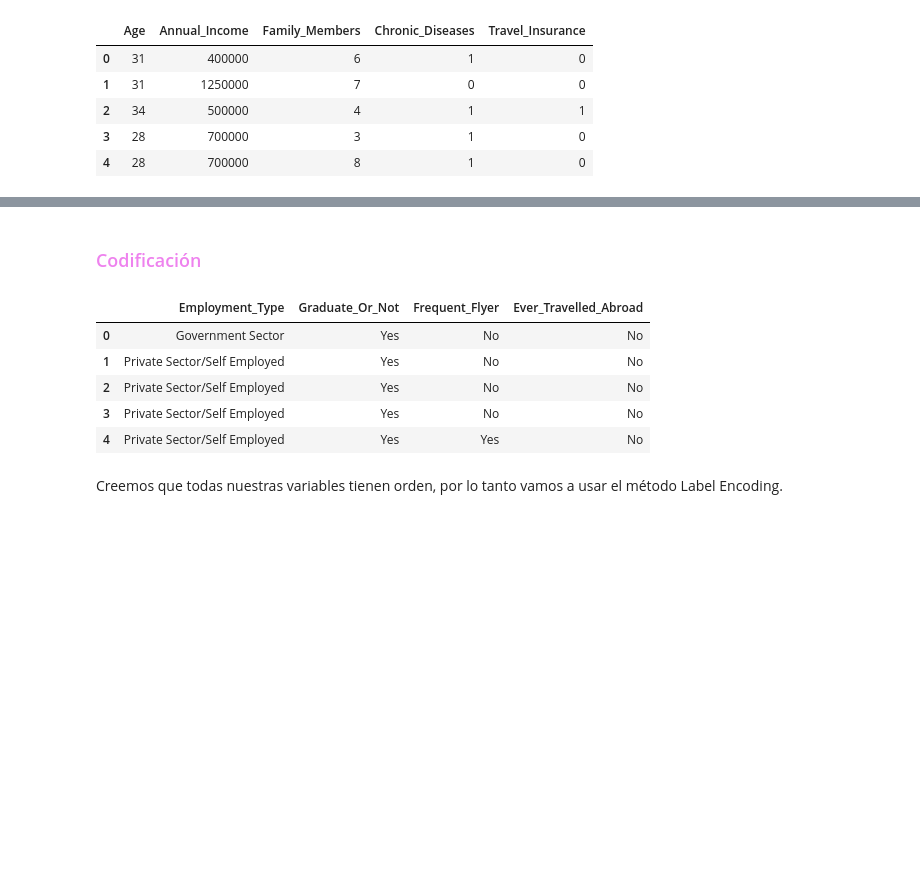
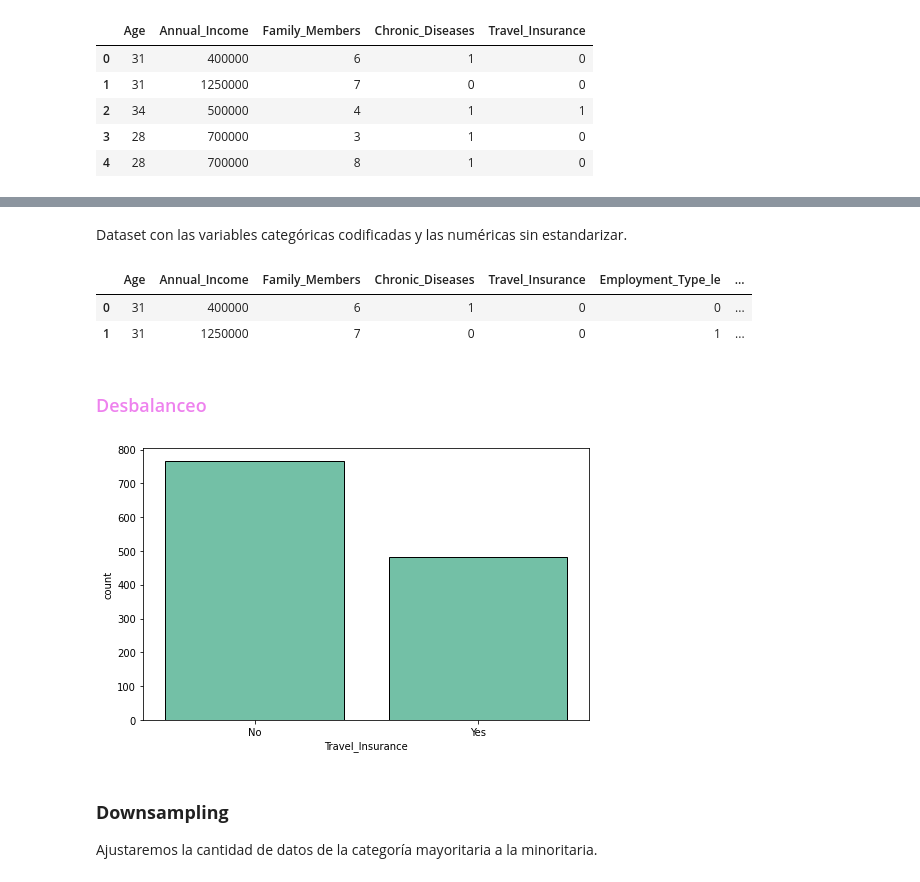
Before and after one commit to Adalab/DA-PROMO-B-MODULO-3-SPRINT-1-ANAIS-ARIANA, a Jupyter notebook: RegresiónLogística/RegresiónLogística2.ipynb, the cells around one changed output, grey strips where cells are left out. Drawn from its saved outputs; the diff is of its cells as text; code cells hidden in the pictures; blank space fills up the shorter version.

```diff
--- a/RegresiónLogística/RegresiónLogística2.ipynb
+++ b/RegresiónLogística/RegresiónLogística2.ipynb
@@ -120,14 +217,27 @@ df.head()
+# %% [markdown]
+Dataset con las variables categóricas codificadas y las numéricas sin estandarizar.
+# %%
+# por último nos queda eliminar las columnas categóricas originales porque ya no nos hacen falta.
+
+df2.drop(['Employment_Type', 'Graduate_Or_Not', 'Frequent_Flyer','Ever_Travelled_Abroad'], axis = 1, inplace=True)
+df2.head(2)
+# %% [output]
+|  | Age | Annual_Income | Family_Members | Chronic_Diseases | Travel_Insurance | Employment_Type_le | ... |
+| 0 | 31 | 400000 | 6 | 1 | 0 | 0 | ... |
+| 1 | 31 | 1250000 | 7 | 0 | 0 | 1 | ... |
 # %% [markdown]
-### <font color=violet>Codificación
+### <font color=violet>Desbalanceo
-# %%
-categoricas = df.select_dtypes(include = 'category')
-categoricas.head()
-# %% [output]
-|  | Employment_Type | Graduate_Or_Not | Frequent_Flyer | Ever_Travelled_Abroad |
-| 0 | Government Sector | Yes | No | No |
-| 1 | Private Sector/Self Employed | Yes | No | No |
-| 2 | Private Sector/Self Employed | Yes | No | No |
-| 3 | Private Sector/Self Employed | Yes | No | No |
-| 4 | Private Sector/Self Employed | Yes | Yes | No |
-# %% [markdown]
-Creemos que todas nuestras variables tienen orden, por lo tanto vamos a usar el método Label Encoding.
+# %%
+# recordemos como estaban distribuidos nuestros datos
+
+plt.figure(figsize=(8,5)) # para cambiar el tamaño de la figura
+
+fig1 = sns.countplot(data = df, x = "Travel_Insurance",  color = "mediumaquamarine",  edgecolor='black')
+fig1.set(xticklabels=["No", "Yes"])
+plt.show()
+# %% [output]
+[figure, added]
+# %% [markdown]
+### **Downsampling**
+
+Ajustaremos la cantidad de datos de la categoría mayoritaria a la minoritaria.
```
Also changed, not shown: parts of 36 cells of this notebook, 5 other files.
